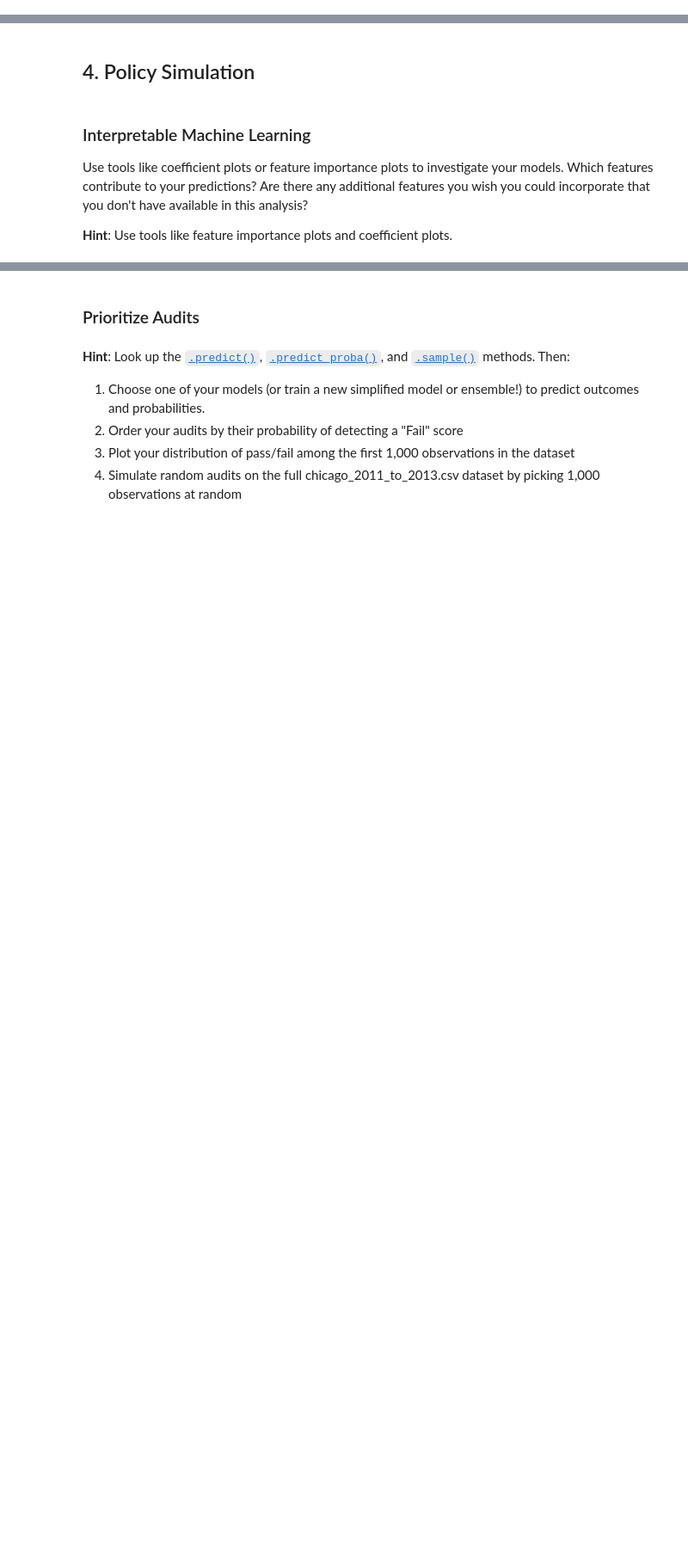
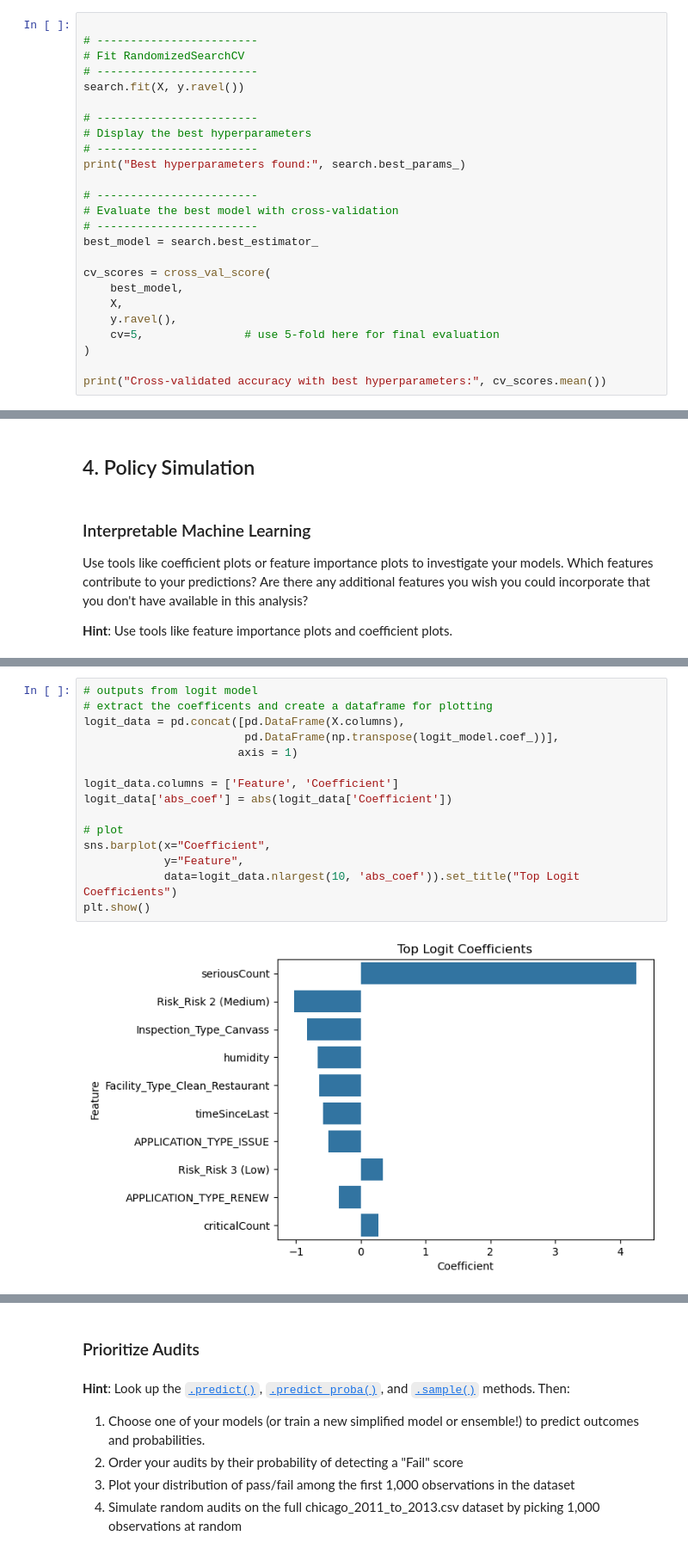
Before and after one commit to ishsac123/Computational-Social-Science-Projects., a Jupyter notebook: Project 3 Students.ipynb, the cells around one changed output, grey strips where cells are left out. Shown: that part at 86% size. Saved outputs shown, nothing was run; the diff lists cells and outputs as text; blank space fills up the shorter version.

```diff
--- a/Project 3 Students.ipynb
+++ b/Project 3 Students.ipynb
@@ -215,0 +321,25 @@ Detail the basic logic and assumptions underlying each model, its pros/cons, and
+# %%
+
+# ------------------------
+# Fit RandomizedSearchCV
+# ------------------------
+search.fit(X, y.ravel())
+
+# ------------------------
+# Display the best hyperparameters
+# ------------------------
+print("Best hyperparameters found:", search.best_params_)
+
+# ------------------------
+# Evaluate the best model with cross-validation
+# ------------------------
+best_model = search.best_estimator_
+
+cv_scores = cross_val_score(
+    best_model,
+    X,
+    y.ravel(),
+    cv=5,               # use 5-fold here for final evaluation
+)
+
+print("Cross-validated accuracy with best hyperparameters:", cv_scores.mean())
@@ -231,0 +495,17 @@ Use tools like coefficient plots or feature importance plots to investigate your
+# %%
+# outputs from logit model
+# extract the coefficents and create a dataframe for plotting
+logit_data = pd.concat([pd.DataFrame(X.columns),
+                        pd.DataFrame(np.transpose(logit_model.coef_))],
+                       axis = 1)
+
+logit_data.columns = ['Feature', 'Coefficient']
+logit_data['abs_coef'] = abs(logit_data['Coefficient'])
+
+# plot
+sns.barplot(x="Coefficient",
+            y="Feature",
+            data=logit_data.nlargest(10, 'abs_coef')).set_title("Top Logit Coefficients")
+plt.show()
+# %% [output]
+[figure, added]
```
Also changed, not shown: parts of 48 cells of this notebook.
